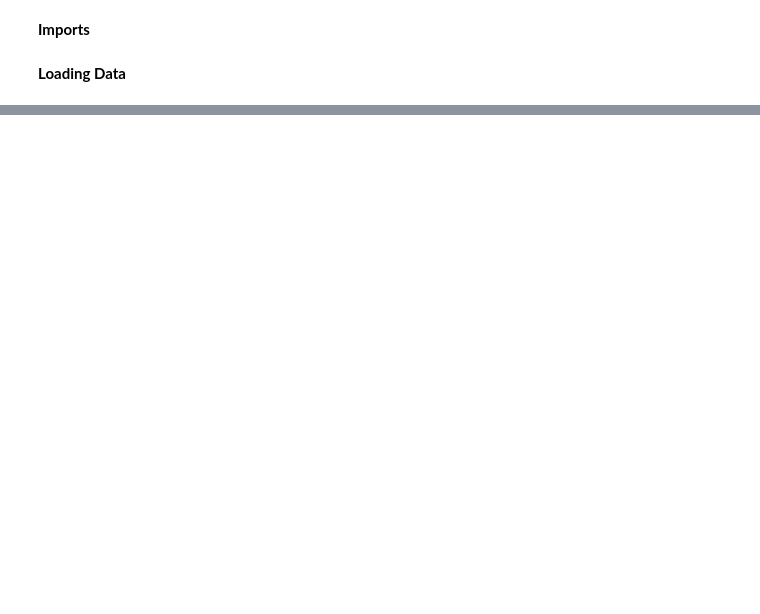
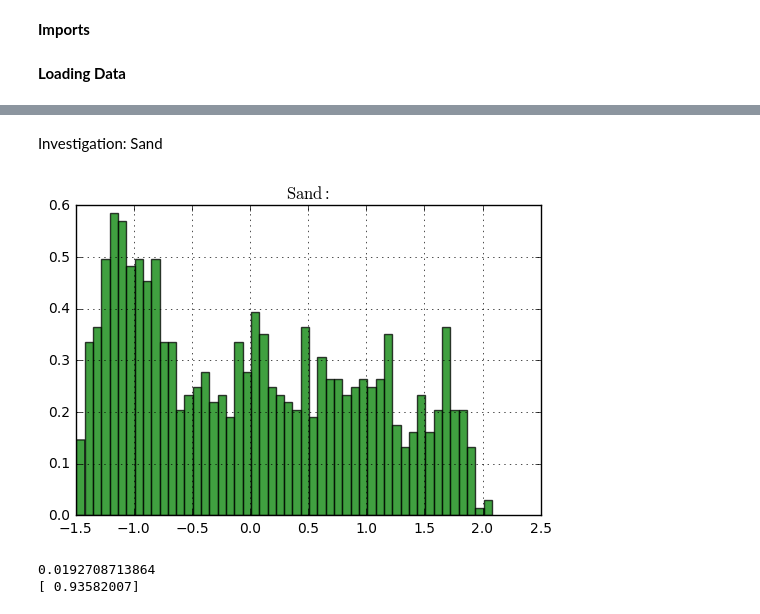
Before and after one commit to carlosscastro/kaggle_africa_soil, a Jupyter notebook: notebook/W207 Project Group 4.ipynb, the cells around one changed output, grey strips where cells are left out. Drawn from its saved outputs; the diff is of its cells as text; code cells hidden in the pictures; blank space fills up the shorter version.

```diff
--- a/notebook/W207 Project Group 4.ipynb
+++ b/notebook/W207 Project Group 4.ipynb
@@ -70,0 +396,77 @@ Number of test examples 727
+# %%
+# Print header
+header = 'PIDN,Ca,P,pH,SOC,Sand'
+#np.savetxt('test.out', header, delimiter=',')
+
+filename = 'test.txt'
+# Clean file
+open(filename, 'w').close()
+with open(filename, 'w') as f:
+    f.write('PIDN,Ca,P,pH,SOC,Sand\n')  # python will convert \n to os.linesep
+
+    # Iterate through test samples
+    for i in range(len(allPredictions)):
+
+        pred = allPredictions[i]
+        testId = test_ids[i]
+        text = testId + ',' + str(pred[0]) + ',' + str(pred[1]) + ',' + str(pred[2]) + ',' + str(pred[3]) + ',' + str(pred[4]) + '\n'
+        f.write(text)
+
+f.close()
+# %% [markdown]
+Investigation: Sand
+# %%
+
+
+#!/usr/bin/env python
+import numpy as np
+import matplotlib.mlab as mlab
+import matplotlib.pyplot as plt
+
+from sklearn.preprocessing import StandardScaler
+from sklearn.preprocessing import Normalizer
+
+
+# the histogram of the data
+n, bins, patches = plt.hist(train_Sand_labels, 50, normed=1, facecolor='green', alpha=0.75)
+
+plt.title(r'$\mathrm{Sand:}$')
+#plt.axis([40, 160, 0, 0.03])
+plt.grid(True)
+
+plt.show()
+
+#selectedTrainData = selector[1].fit(train_data, train_labels[outcomeVarIndex]).transform(train_data)
+#selectedDevData = selector[1].transform(dev_data)
+
+#grid_search = GridSearchCV(classifier[1], param_grid=classifier[2])
+
+scaler = Normalizer().fit(train_data)
+
+transformedTrainData = scaler.transform(train_data)
+transformedDevData = scaler.transform(dev_data)
+
+selector = SelectKBest(k=100).fit(transformedTrainData, train_Sand_labels)
+
+selectedTrainData = selector.transform(transformedTrainData)
+selectedDevData = selector.transform(transformedDevData)
+
+classifier = SVR()
+classifier.fit(selectedTrainData, train_Sand_labels)
+
+print classifier.score(selectedDevData, dev_Sand_labels)
+
+meanSquaredError = 0.0
+for i in range(len(selectedDevData)):
+    diff = classifier.predict(selectedDevData[i].reshape(1, -1)) - dev_Sand_labels[i]
+    #print str(classifier.predict(transformedDevData[i].reshape(1, -1))) + ', ' + str(dev_Sand_labels[i])
+    squaredDiff = diff ** 2
+    meanSquaredError = meanSquaredError + squaredDiff
+
+
+
+print meanSquaredError / float(len(transformedDevData))
+# %% [output]
+[figure, added]
+0.0192708713864
+[ 0.93582007]
```
Also changed, not shown: parts of 13 cells of this notebook.
